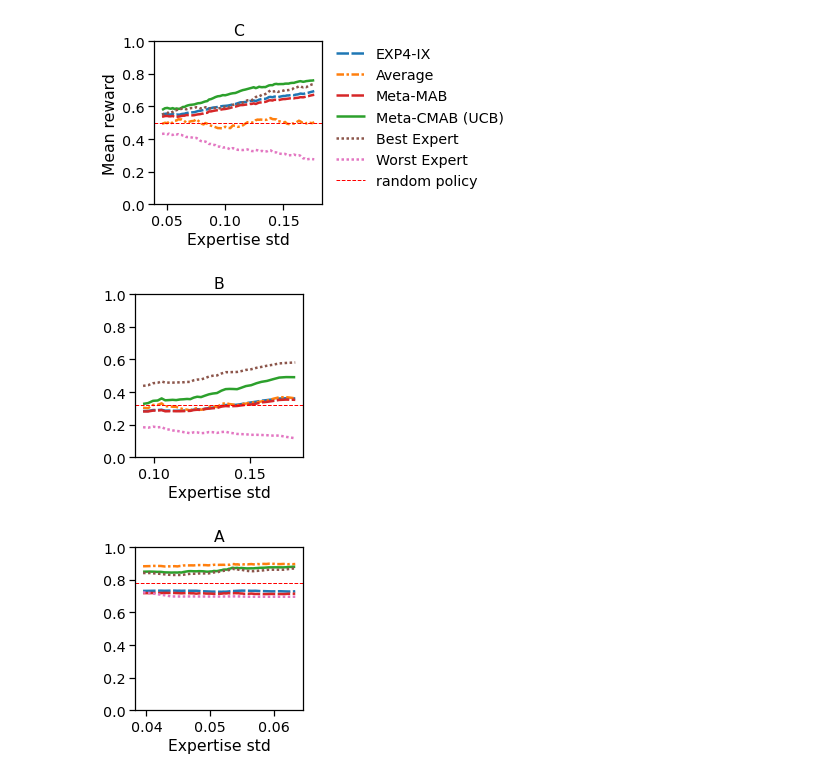
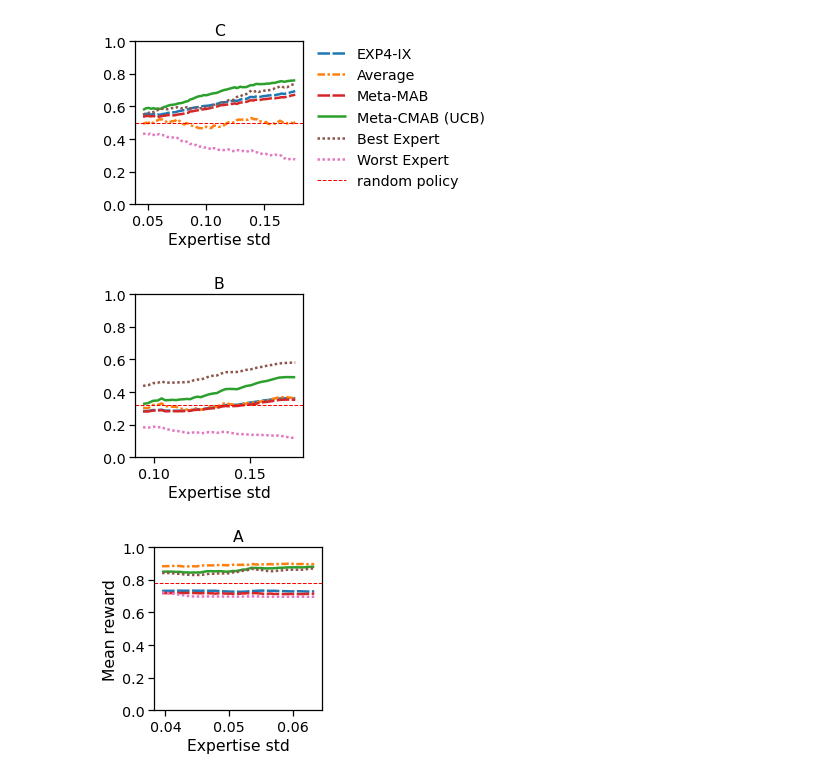
Before and after one commit to axelabels/CDM_BIAS, a Jupyter notebook: human_results_plots.ipynb, the cells around one changed output. Drawn from its saved outputs; the diff is of its cells as text; code cells hidden in the pictures.

```diff
--- a/human_results_plots.ipynb
+++ b/human_results_plots.ipynb
@@ -24,34 +24,34 @@ sns.set_context('notebook',font_scale=1.3, rc={"lines.linewidth": 2.5})
 for p,dataset_name in enumerate(("dunchenne","trec","snow",)[:]):
     plt.figure(figsize=(3,3))
     print_res = pd.read_csv(dataset_name+"k_results.csv")
 
     print_res['alg']=print_res['alg'].map(names_map.get)
 
 
     rolls=[]
     for alg in print_res.alg.unique():
         rolled = (print_res[print_res.alg==alg].sort_values(by=[x_label]).rolling(window=min(print_res['Expertise std'].nunique()-1,20)).mean())
         rolled['alg']=alg
         rolled = rolled[~rolled[x_label].isnull()]
         rolls.append(rolled)
     print_res=pd.concat(rolls)
 
     print_res = print_res[~print_res.alg.isin(['EXPL3','Meta-CMAB (LinUCB)','Meta-CMAB (SquareCB)','mEXPL3'])]
     print_res = print_res[~print_res.alg.isin(['EXPL3','Meta-CMAB (LinUCB)','Meta-CMAB (FALCON)','Meta-CMAB (ILTCB)','Meta-CMAB (TS)','Meta-CMAB (SquareCB)','mEXPL3'])]
 
     ax = sns.lineplot(data=print_res[print_res.alg!="random"],style="alg",dashes=linestyles,x=x_label,ci=None,palette=palette,hue="alg",y="Mean reward",legend=p==0)
 
-    if dataset_name!="dunchenne": ax.set_ylabel(None)
+    if dataset_name!="snow": ax.set_ylabel(None)
     random_values = print_res[print_res.alg=="random"].values
     plt.axhline(np.mean(random_values[:,2]),c="red",ls="--",linewidth=1,label="random policy")
 
     if p==0:
         plt.legend(bbox_to_anchor=(1.05, 1), loc=2, borderaxespad=0.,frameon=False)
     plt.title("CBA"[p])
     plt.ylim(0,1)
     plt.savefig("figures/"+dataset_name+"_plot.pdf",bbox_inches='tight')
     plt.show()
 # %% [output]
-[figure, old version]
+[figure, new version]
 [figure]
-[figure, old version]
+[figure, new version]
```
Also changed, not shown: 5 other files.
